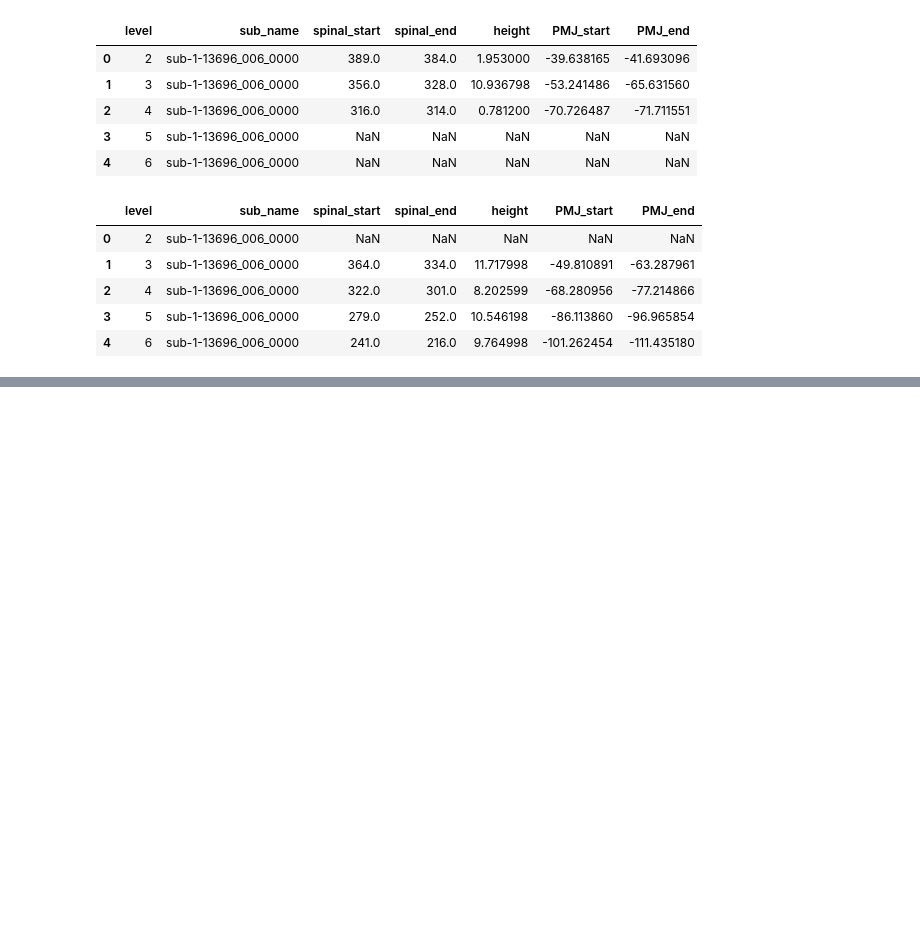
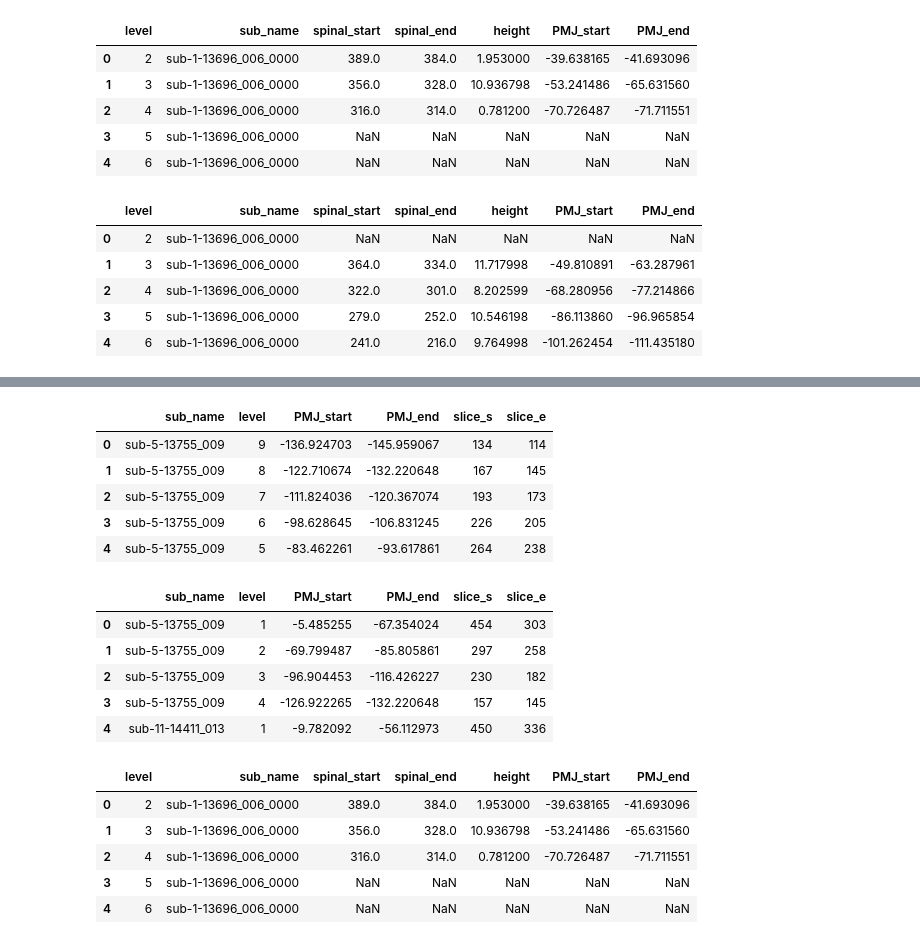
Before and after one commit to ivadomed/model-spinal-rootlets, a Jupyter notebook: utilities/plot_distance.ipynb, the cells around one changed output, grey strips where cells are left out. Drawn from its saved outputs; the diff is of its cells as text; code cells hidden in the pictures; blank space fills up the shorter version.

```diff
--- a/utilities/plot_distance.ipynb
+++ b/utilities/plot_distance.ipynb
@@ -222,0 +213,26 @@ Level   start(pred/true)        end(pred/true)
+# %%
+df_root_pd = pd.read_csv("/Users/theomathieu/Documents/Stage/results_img/cadotte/root.csv")
+df_ver_pd = pd.read_csv("/Users/theomathieu/Documents/Stage/results_img/cadotte/vertebrae.csv")
+df_pred =  pd.read_csv("/Users/theomathieu/Documents/Stage/results_img/sub-1-13696_006_0000_dist_pred.csv")
+display(df_root_pd.head())
+display(df_ver_pd.head())
+display(df_pred.head())
+# %% [output]
+|  | sub_name | level | PMJ_start | PMJ_end | slice_s | slice_e |
+| 0 | sub-5-13755_009 | 9 | -136.924703 | -145.959067 | 134 | 114 |
+| 1 | sub-5-13755_009 | 8 | -122.710674 | -132.220648 | 167 | 145 |
+| 2 | sub-5-13755_009 | 7 | -111.824036 | -120.367074 | 193 | 173 |
+| 3 | sub-5-13755_009 | 6 | -98.628645 | -106.831245 | 226 | 205 |
+| 4 | sub-5-13755_009 | 5 | -83.462261 | -93.617861 | 264 | 238 |
+|  | sub_name | level | PMJ_start | PMJ_end | slice_s | slice_e |
+| 0 | sub-5-13755_009 | 1 | -5.485255 | -67.354024 | 454 | 303 |
+| 1 | sub-5-13755_009 | 2 | -69.799487 | -85.805861 | 297 | 258 |
+| 2 | sub-5-13755_009 | 3 | -96.904453 | -116.426227 | 230 | 182 |
+| 3 | sub-5-13755_009 | 4 | -126.922265 | -132.220648 | 157 | 145 |
+| 4 | sub-11-14411_013 | 1 | -9.782092 | -56.112973 | 450 | 336 |
+|  | level | sub_name | spinal_start | spinal_end | height | PMJ_start | PMJ_end |
+| 0 | 2 | sub-1-13696_006_0000 | 389.0 | 384.0 | 1.953000 | -39.638165 | -41.693096 |
+| 1 | 3 | sub-1-13696_006_0000 | 356.0 | 328.0 | 10.936798 | -53.241486 | -65.631560 |
+| 2 | 4 | sub-1-13696_006_0000 | 316.0 | 314.0 | 0.781200 | -70.726487 | -71.711551 |
+| 3 | 5 | sub-1-13696_006_0000 | NaN | NaN | NaN | NaN | NaN |
+| 4 | 6 | sub-1-13696_006_0000 | NaN | NaN | NaN | NaN | NaN |
```
Also changed, not shown: parts of 2 cells of this notebook, 1 other file.
